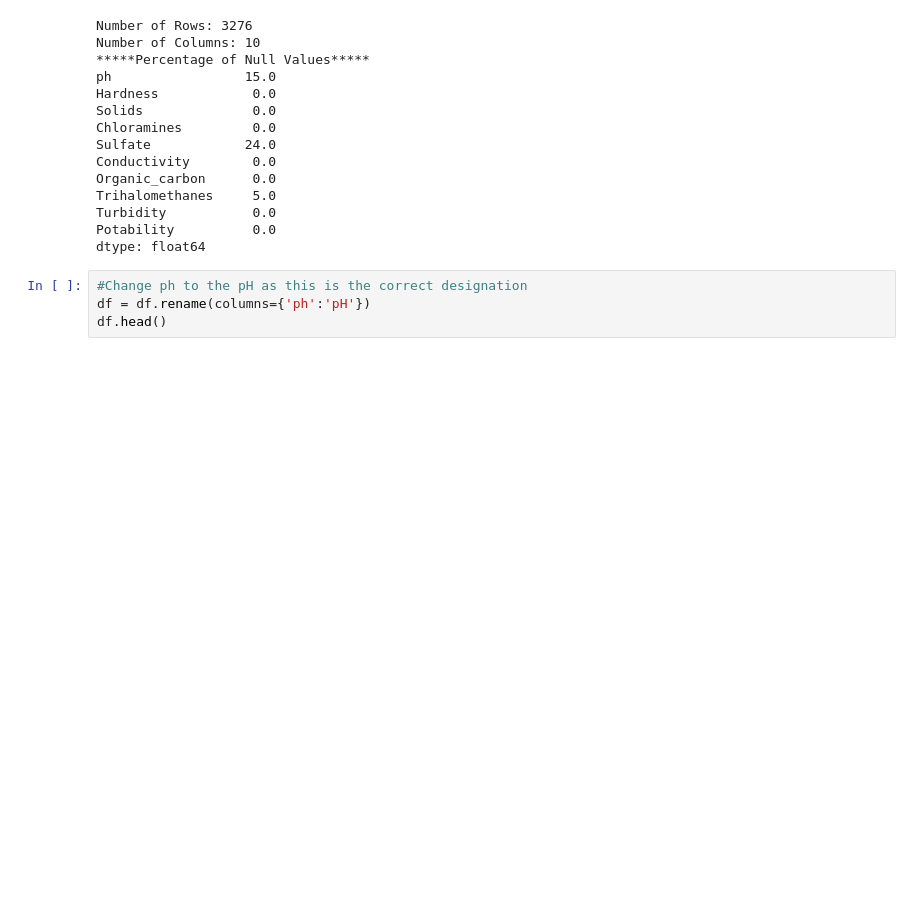
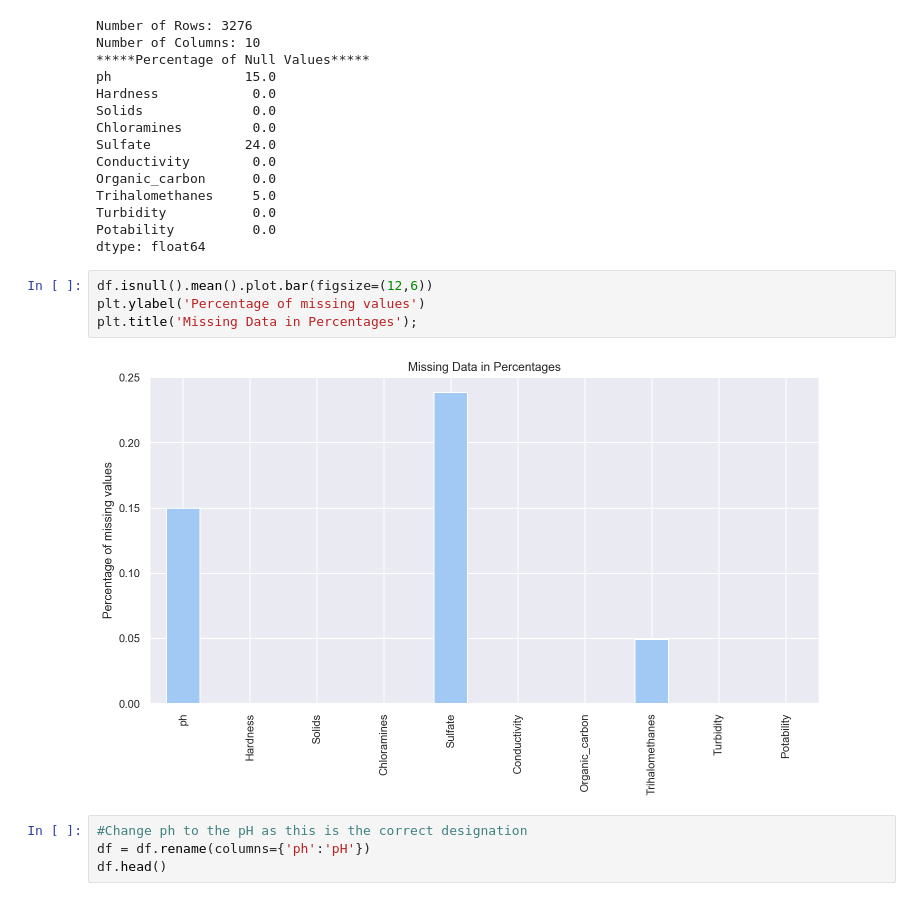
Before and after one commit to isra-st/Water_Potability, a Jupyter notebook: Notebook_Mimi.ipynb, the cells around one changed output. Saved outputs shown, nothing was run; the diff lists cells and outputs as text; blank space fills up the shorter version.

```diff
--- a/Notebook_Mimi.ipynb
+++ b/Notebook_Mimi.ipynb
@@ -194,6 +194,12 @@ Trihalomethanes     5.0
 Turbidity           0.0
 Potability          0.0
 dtype: float64
+# %%
+df.isnull().mean().plot.bar(figsize=(12,6))
+plt.ylabel('Percentage of missing values')
+plt.title('Missing Data in Percentages');
+# %% [output]
+[figure, added]
 # %%
 #Change ph to the pH as this is the correct designation
 df = df.rename(columns={'ph':'pH'})
```
Also changed, not shown: parts of 76 cells of this notebook.
